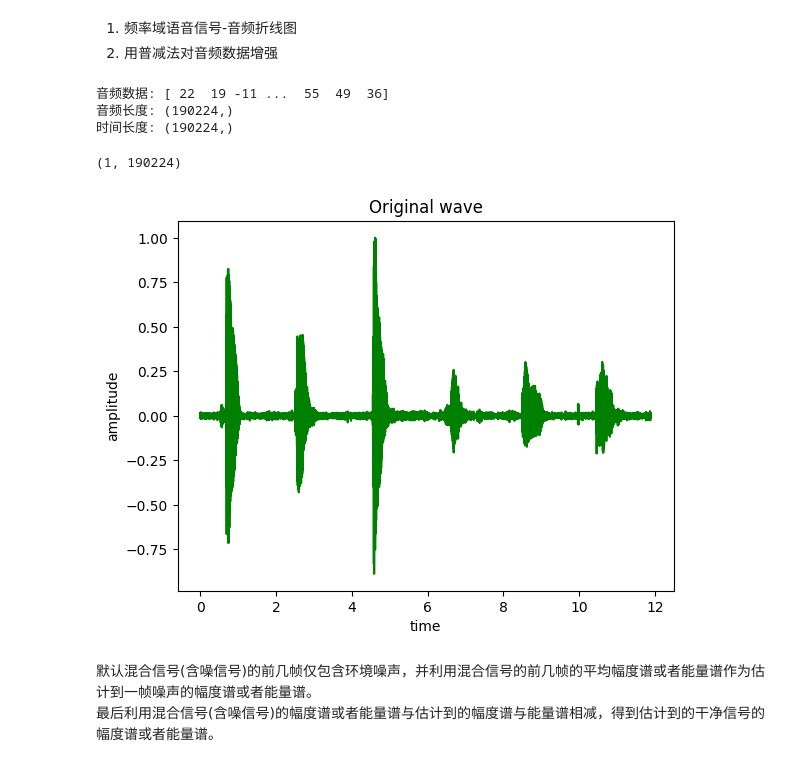
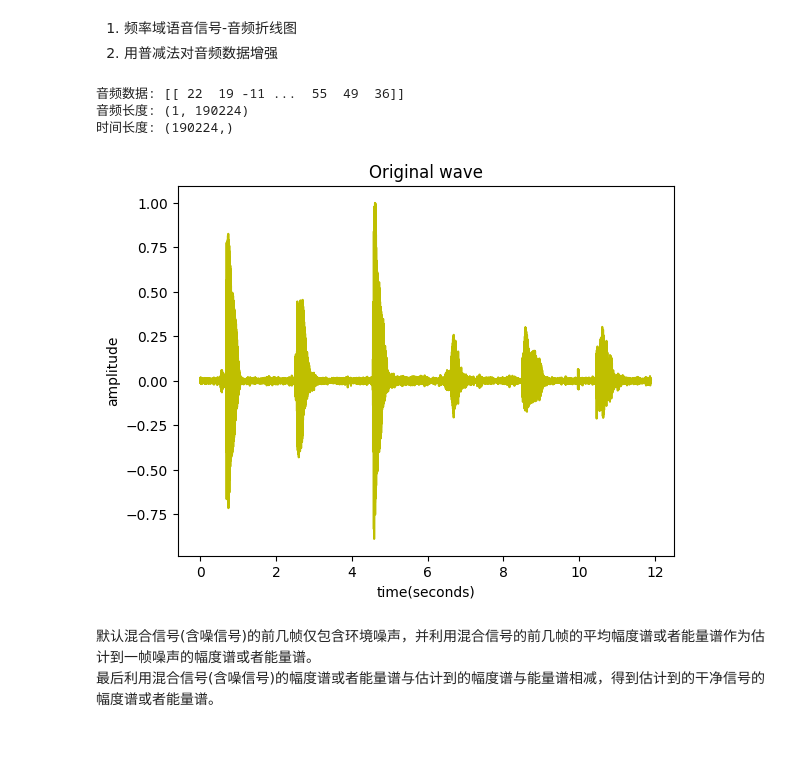
Before and after one commit to Henry-Sky/ASR-Learning, a Jupyter notebook: Exper03/exper03.ipynb, the cells around one changed output. Saved outputs shown, nothing was run; the diff lists cells and outputs as text; code cells hidden in the pictures.

```diff
--- a/Exper03/exper03.ipynb
+++ b/Exper03/exper03.ipynb
@@ -8,7 +8,7 @@ from Func import ASRfunc
 
 # 读取数据
 
-wave_date, time_table = ASRfunc.read_wave("./data/enhance_speach_input_file.wav")
+wave_data, time_table = ASRfunc.read_wave("./data/enhance_speach_input_file.wav")
 
 print(
     "音频数据: {}\n".format(wave_data)+
@@ -16,38 +16,44 @@ print(
     "时间长度: {}".format(time_table.shape)
 )
 # %% [output]
-音频数据: [ 22  19 -11 ...  55  49  36]
-音频长度: (190224,)
+音频数据: [[ 22  19 -11 ...  55  49  36]]
+音频长度: (1, 190224)
 时间长度: (190224,)
+# %%
+import numpy as np
+
+def normalize_audio_data(data):
+    """
+    对音频数据进行归一化
+
+    Parameters:
+    - data: 二维音频数组(channels, samples).
+
+    Returns:
+    - normalized_data: 归一化后的音频数据.
+    """
+
+    data_array = np.array(data)
+    # 对每个通道找最大绝对值
+    max_abs_values = np.max(np.abs(data_array), axis=1, keepdims=True)
+    # 避免除0的情况
+    max_abs_values[max_abs_values == 0] = 1
+    # 归一化
+    normalized_data = data_array / max_abs_values
+    return normalized_data
 # %%
 # 音频折线图
-
-import pandas as pd
-import numpy as np
 import matplotlib.pyplot as plt
-import warnings
-
-warnings.filterwarnings('ignore')
-
 # 归一化输入语音
-normalized_wave_data = wave_data * 1.0/max(abs(wave_data))
-# 将音频信号规整乘每行一路通道信号的格式，即该矩阵一行为一个通道的采样点，共nchannels行
-normalized_wave_data = np.reshape(normalized_wave_data,[nframes,nchannels]).T # .T 表示转置
-print(normalized_wave_data.shape)
-
-# 绘制输入音频的时域波形
-time = np.arange(0,nframes) * (1.0 / framerate)
-time = np.reshape(time,[nframes,1]).T
-
+normalized_data = normalize_audio_data(wave_data)
 plt.figure()
-plt.plot(time_table, normalized_wave_data[0], c="g")
-plt.xlabel("time")
+plt.plot(time_table, normalized_data[0], c="y")
+plt.xlabel("time(seconds)")
 plt.ylabel("amplitude")
 plt.title("Original wave")
 plt.show()
 # %% [output]
-(1, 190224)
-[figure, old version]
+[figure, new version]
 # %% [markdown]
 默认混合信号(含噪信号)的前几帧仅包含环境噪声，并利用混合信号的前几帧的平均幅度谱或者能量谱作为估计到一帧噪声的幅度谱或者能量谱。
 最后利用混合信号(含噪信号)的幅度谱或者能量谱与估计到的幅度谱与能量谱相减，得到估计到的干净信号的幅度谱或者能量谱。
```
Also changed, not shown: parts of 10 cells of this notebook.
